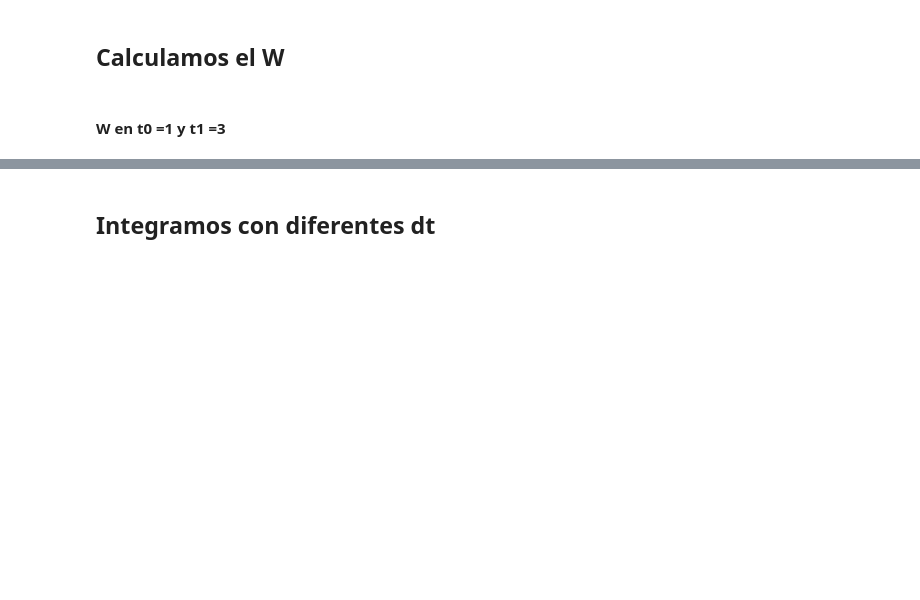
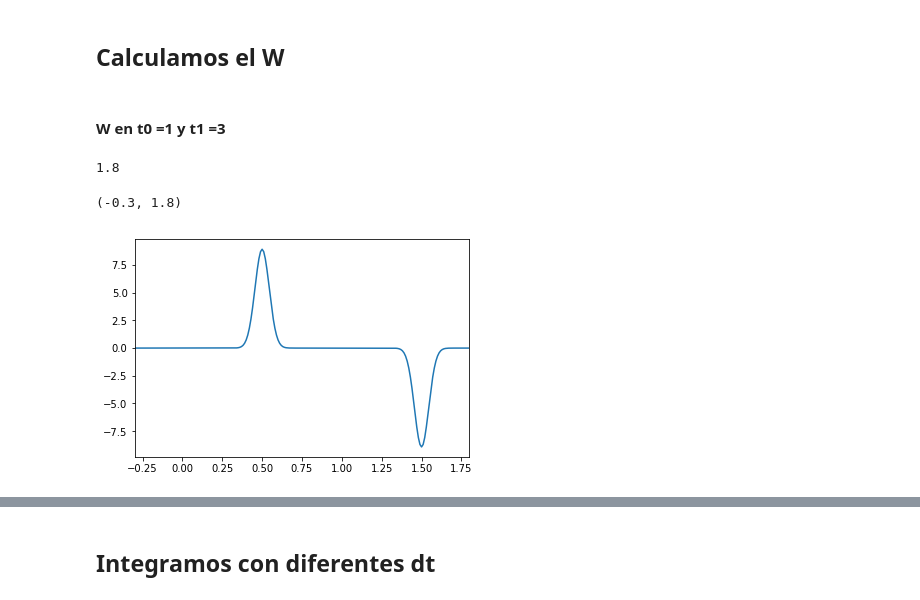
Before and after one commit to ornemarioni/mn2, a Jupyter notebook: Capitulo2.ipynb, the cells around one changed output, grey strips where cells are left out. Drawn from its saved outputs; the diff is of its cells as text; code cells hidden in the pictures; blank space fills up the shorter version.

```diff
--- a/Capitulo2.ipynb
+++ b/Capitulo2.ipynb
@@ -134,6 +134,18 @@ def w(x, t, vd):
     w = 2*sumatoria
 
     return w
+# %%
+0.5-(40*0.02)
+1.+(40*0.02)
+# %% [output]
+1.8
+# %%
+xx = np.arange(-2,2,0.01)
+plt.plot(xx,w(xx, t0, 0.001))
+plt.xlim(-0.3,1.8)
+# %% [output]
+(-0.3, 1.8)
+[figure, added]
 # %%
 import numpy as np
 x = np.arange(0.5,1,0.001)
```
Also changed, not shown: parts of 7 cells of this notebook.
